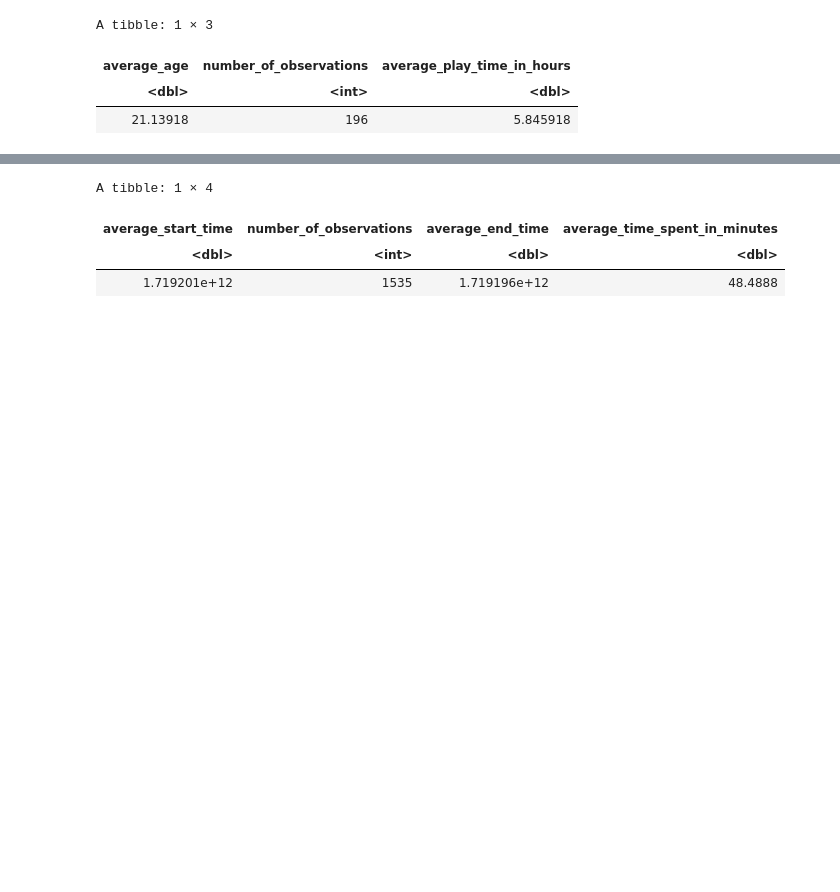
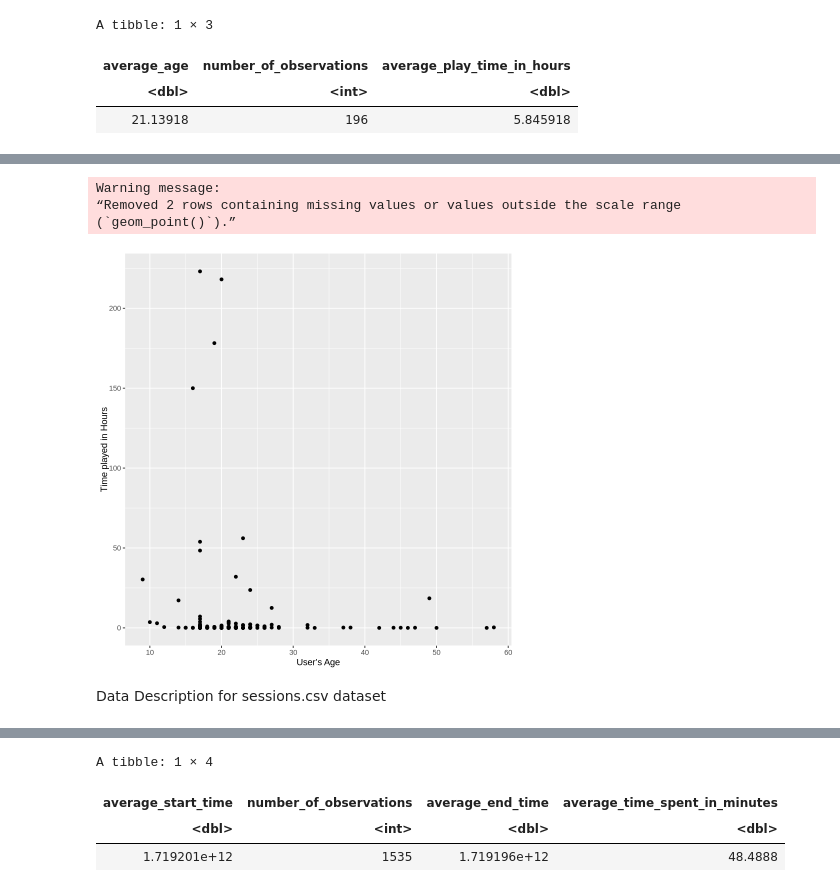
Before and after one commit to Nathan32355/UBC-DSCI-Project-Group-18, a Jupyter notebook: Individual Project Group 18.ipynb, the cells around one changed output, grey strips where cells are left out. Cells and saved outputs as stored; diff of their text form; code cells hidden in the pictures; blank space fills up the shorter version.

```diff
--- a/Individual Project Group 18.ipynb
+++ b/Individual Project Group 18.ipynb
@@ -83,0 +59,16 @@ A tibble: 1 × 3
+# %%
+players_plot <- ggplot(players_data, aes(x = Age, y = played_hours)) +
+    geom_point() +
+    labs(x = "User's Age",
+       y = "Relative amount of players with a subscription",
+       title = "Relative number of subscribers across all experience levels")
+  xlab("User's Age") +
+  ylab("User's Age")
+players_plot
+# %% [output]
+Warning message:
+“Removed 2 rows containing missing values or values outside the scale range
+(`geom_point()`).”
+[figure, added]
+# %% [markdown]
+Data Description for sessions.csv dataset
```
Also changed, not shown: parts of 8 cells of this notebook.
